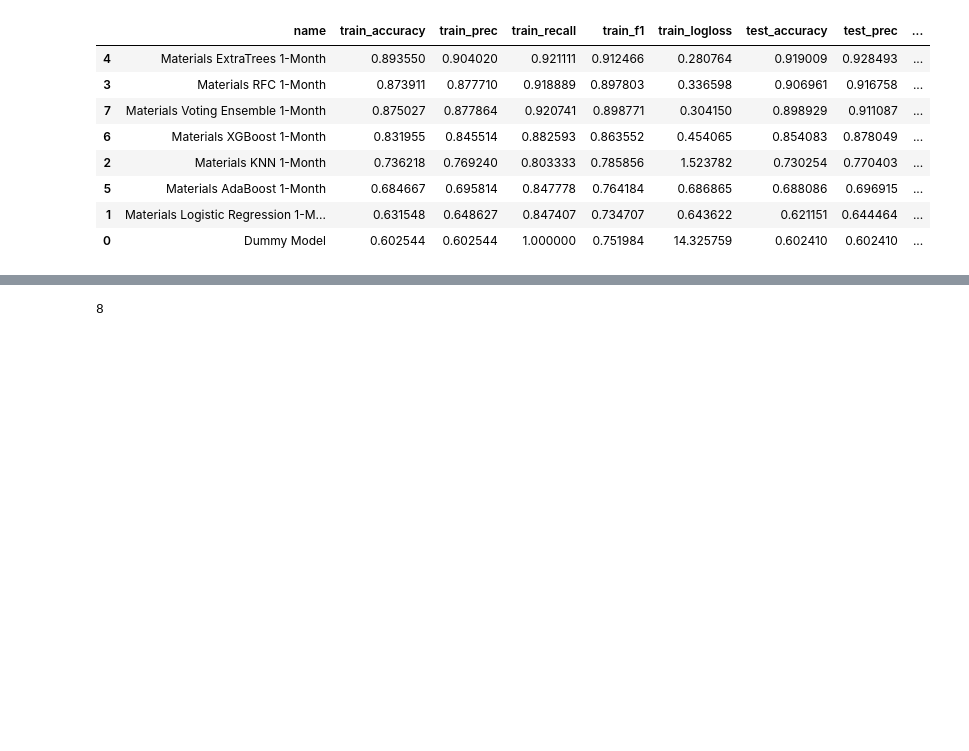
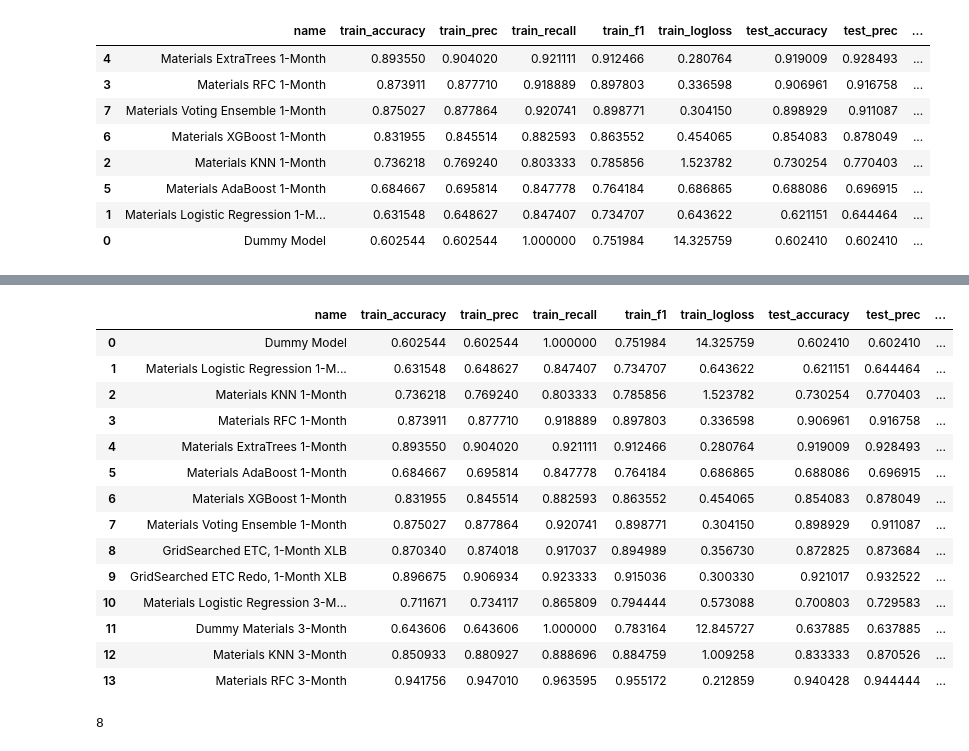
Before and after one commit to dvdhartsman/Stock_Market_Analysis, a Jupyter notebook: 2_SPDR_ETFs.ipynb, the cells around one changed output, grey strips where cells are left out. Cells and saved outputs as stored; diff of their text form; code cells hidden in the pictures; blank space fills up the shorter version.

```diff
--- a/2_SPDR_ETFs.ipynb
+++ b/2_SPDR_ETFs.ipynb
@@ -389,0 +721,11 @@ logreg.compare_roc_curve()
+# %%
+# logreg1 = Model("Materials Logistic Regression 3-Month", model_pipe, X_train, X_test, y_train, y_test)
+# knn1 = Model("Materials KNN 3-Month", model_pipe, X_train, X_test, y_train, y_test)
+# rfc1 = Model("Materials RFC 3-Month", model_pipe, X_train, X_test, y_train, y_test)
+# etc1 = Model("Materials ExtraTrees 3-Month", model_pipe, X_train, X_test, y_train, y_test)
+# adaboost1 = Model("Materials AdaBoost 3-Month", model_pipe, X_train, X_test, y_train, y_test)
+# XGBoost1 = Model("Materials XGBoost 3-Month", model_pipe, X_train, X_test, y_train, y_test)
+# votingC1 = Model("Materials Voting Ensemble 3-Month", model_pipe, transformed_X_train, transformed_X_test, y_train, y_test)
+
+Model.model_df
+# %% [output]
@@ -390,3 +734,18 @@ logreg.compare_roc_curve()
+|  | name | train_accuracy | train_prec | train_recall | train_f1 | train_logloss | test_accuracy | test_prec | ... |
+| 0 | Dummy Model | 0.602544 | 0.602544 | 1.000000 | 0.751984 | 14.325759 | 0.602410 | 0.602410 | ... |
+| 1 | Materials Logistic Regression 1-M... | 0.631548 | 0.648627 | 0.847407 | 0.734707 | 0.643622 | 0.621151 | 0.644464 | ... |
+| 2 | Materials KNN 1-Month | 0.736218 | 0.769240 | 0.803333 | 0.785856 | 1.523782 | 0.730254 | 0.770403 | ... |
+| 3 | Materials RFC 1-Month | 0.873911 | 0.877710 | 0.918889 | 0.897803 | 0.336598 | 0.906961 | 0.916758 | ... |
+| 4 | Materials ExtraTrees 1-Month | 0.893550 | 0.904020 | 0.921111 | 0.912466 | 0.280764 | 0.919009 | 0.928493 | ... |
+| 5 | Materials AdaBoost 1-Month | 0.684667 | 0.695814 | 0.847778 | 0.764184 | 0.686865 | 0.688086 | 0.696915 | ... |
+| 6 | Materials XGBoost 1-Month | 0.831955 | 0.845514 | 0.882593 | 0.863552 | 0.454065 | 0.854083 | 0.878049 | ... |
+| 7 | Materials Voting Ensemble 1-Month | 0.875027 | 0.877864 | 0.920741 | 0.898771 | 0.304150 | 0.898929 | 0.911087 | ... |
+| 8 | GridSearched ETC, 1-Month XLB | 0.870340 | 0.874018 | 0.917037 | 0.894989 | 0.356730 | 0.872825 | 0.873684 | ... |
+| 9 | GridSearched ETC Redo, 1-Month XLB | 0.896675 | 0.906934 | 0.923333 | 0.915036 | 0.300330 | 0.921017 | 0.932522 | ... |
+| 10 | Materials Logistic Regression 3-M... | 0.711671 | 0.734117 | 0.865809 | 0.794444 | 0.573088 | 0.700803 | 0.729583 | ... |
+| 11 | Dummy Materials 3-Month | 0.643606 | 0.643606 | 1.000000 | 0.783164 | 12.845727 | 0.637885 | 0.637885 | ... |
+| 12 | Materials KNN 3-Month | 0.850933 | 0.880927 | 0.888696 | 0.884759 | 1.009258 | 0.833333 | 0.870526 | ... |
+| 13 | Materials RFC 3-Month | 0.941756 | 0.947010 | 0.963595 | 0.955172 | 0.212859 | 0.940428 | 0.944444 | ... |
 # %%
 import pickle
 
```
Also changed, not shown: parts of 39 cells of this notebook, 1 other file.
